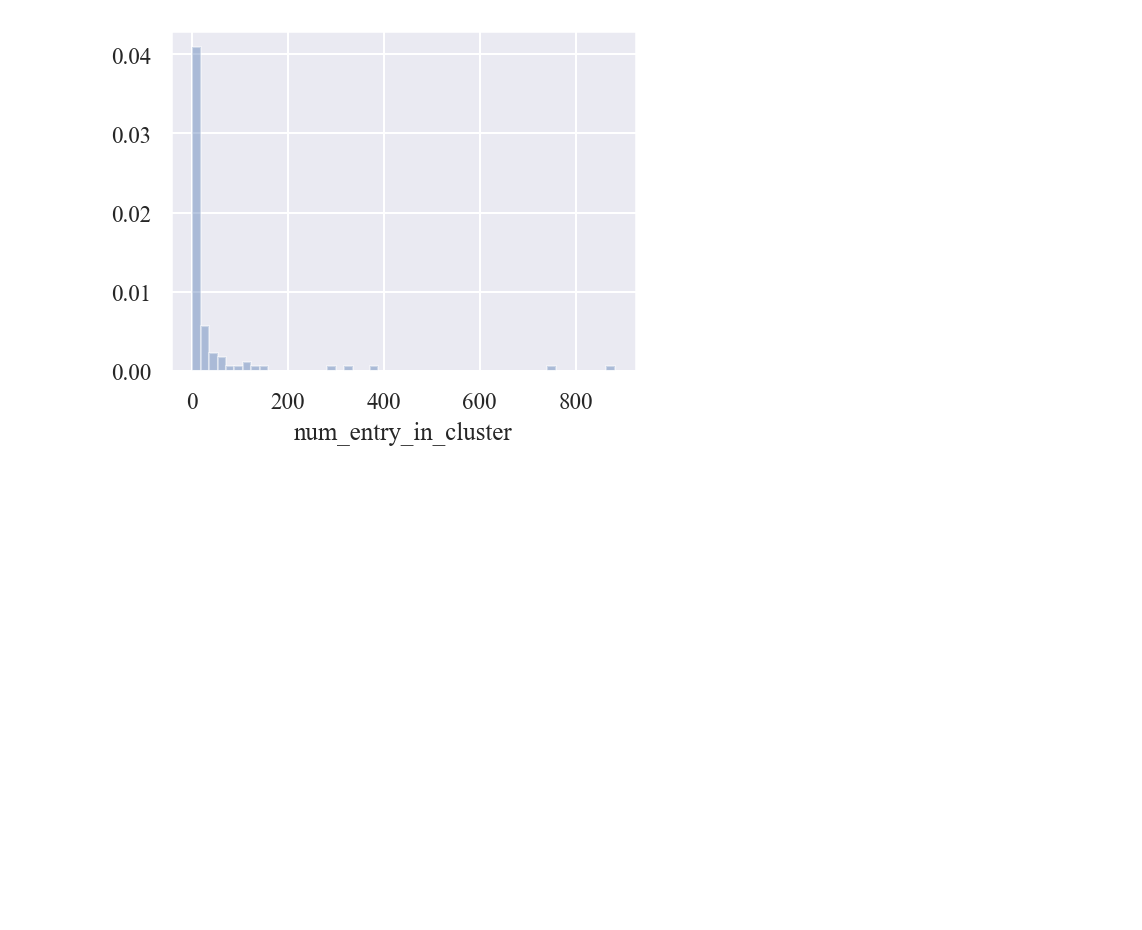
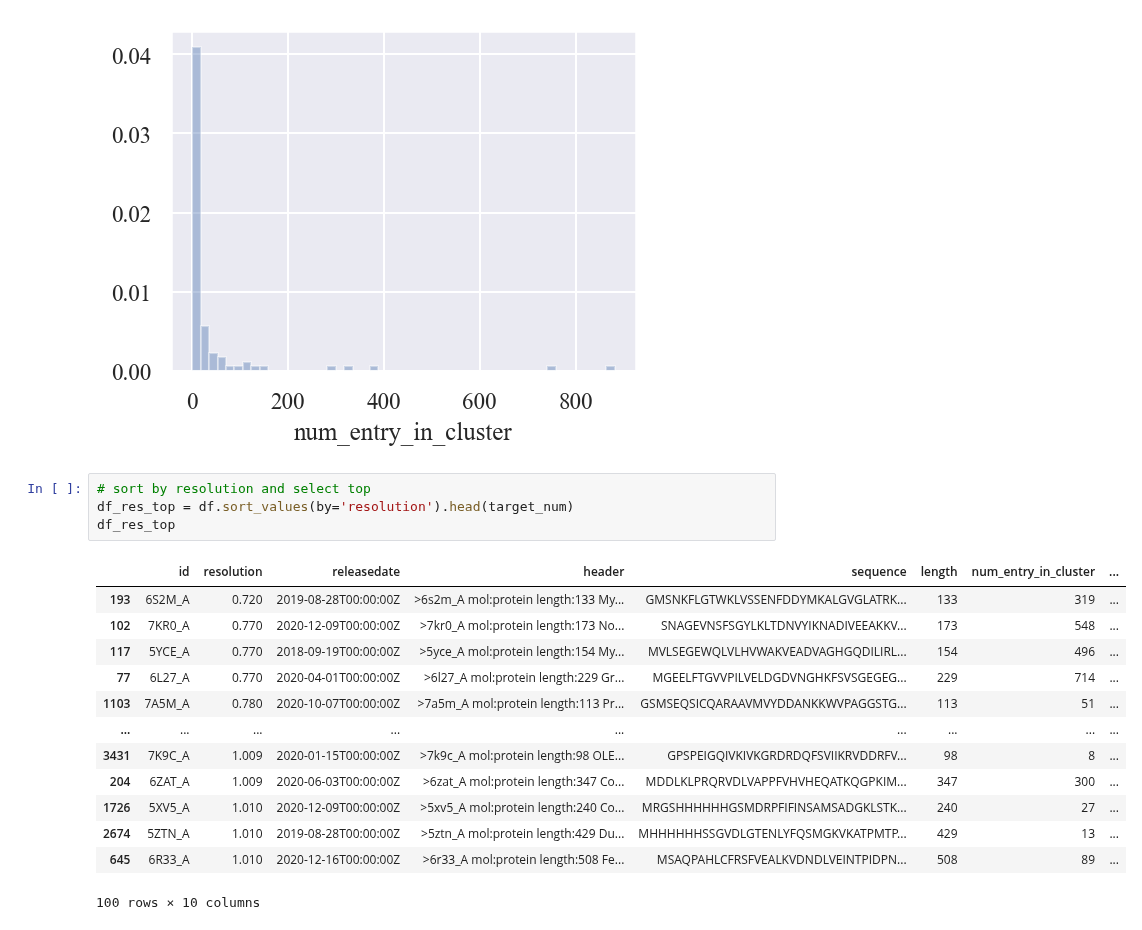
Before and after one commit to yutake27/MQAB4AF2, a Jupyter notebook: src/notebooks/targets/target_stat.ipynb, the cells around one changed output. Drawn from its saved outputs; the diff is of its cells as text; blank space fills up the shorter version.

```diff
--- a/src/notebooks/targets/target_stat.ipynb
+++ b/src/notebooks/targets/target_stat.ipynb
@@ -162,3 +162,21 @@ sns.distplot(df_eq_sample['num_entry_in_cluster'], kde=False, norm_hist=True)
 # %% [output]
 <AxesSubplot:xlabel='num_entry_in_cluster'>
 [figure]
+# %%
+# sort by resolution and select top
+df_res_top = df.sort_values(by='resolution').head(target_num)
+df_res_top
+# %% [output]
+|  | id | resolution | releasedate | header | sequence | length | num_entry_in_cluster | ... |
+| 193 | 6S2M_A | 0.720 | 2019-08-28T00:00:00Z | >6s2m_A mol:protein length:133 My... | GMSNKFLGTWKLVSSENFDDYMKALGVGLATRK... | 133 | 319 | ... |
+| 102 | 7KR0_A | 0.770 | 2020-12-09T00:00:00Z | >7kr0_A mol:protein length:173 No... | SNAGEVNSFSGYLKLTDNVYIKNADIVEEAKKV... | 173 | 548 | ... |
+| 117 | 5YCE_A | 0.770 | 2018-09-19T00:00:00Z | >5yce_A mol:protein length:154 My... | MVLSEGEWQLVLHVWAKVEADVAGHGQDILIRL... | 154 | 496 | ... |
+| 77 | 6L27_A | 0.770 | 2020-04-01T00:00:00Z | >6l27_A mol:protein length:229 Gr... | MGEELFTGVVPILVELDGDVNGHKFSVSGEGEG... | 229 | 714 | ... |
+| 1103 | 7A5M_A | 0.780 | 2020-10-07T00:00:00Z | >7a5m_A mol:protein length:113 Pr... | GSMSEQSICQARAAVMVYDDANKKWVPAGGSTG... | 113 | 51 | ... |
+| ... | ... | ... | ... | ... | ... | ... | ... | ... |
+| 3431 | 7K9C_A | 1.009 | 2020-01-15T00:00:00Z | >7k9c_A mol:protein length:98 OLE... | GPSPEIGQIVKIVKGRDRDQFSVIIKRVDDRFV... | 98 | 8 | ... |
+| 204 | 6ZAT_A | 1.009 | 2020-06-03T00:00:00Z | >6zat_A mol:protein length:347 Co... | MDDLKLPRQRVDLVAPPFVHVHEQATKQGPKIM... | 347 | 300 | ... |
+| 1726 | 5XV5_A | 1.010 | 2020-12-09T00:00:00Z | >5xv5_A mol:protein length:240 Co... | MRGSHHHHHHGSMDRPFIFINSAMSADGKLSTK... | 240 | 27 | ... |
+| 2674 | 5ZTN_A | 1.010 | 2019-08-28T00:00:00Z | >5ztn_A mol:protein length:429 Du... | MHHHHHHSSGVDLGTENLYFQSMGKVKATPMTP... | 429 | 13 | ... |
+| 645 | 6R33_A | 1.010 | 2020-12-16T00:00:00Z | >6r33_A mol:protein length:508 Fe... | MSAQPAHLCFRSFVEALKVDNDLVEINTPIDPN... | 508 | 89 | ... |
+100 rows × 10 columns
```
Also changed, not shown: parts of 2 cells of this notebook.
